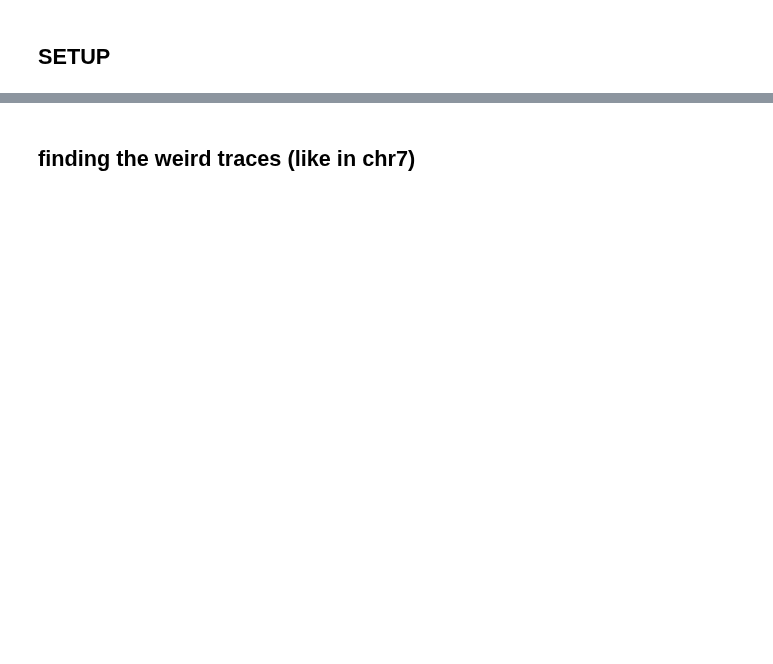
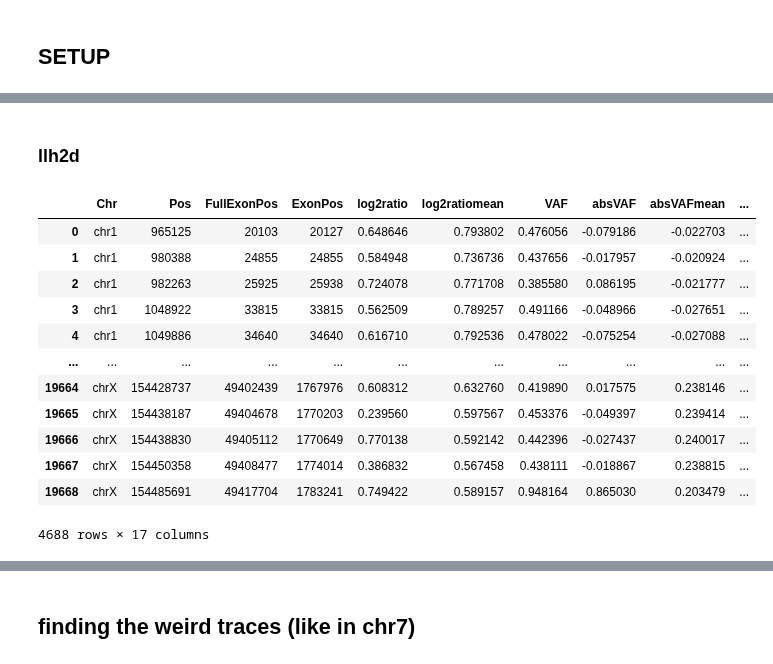
Before and after one commit to Mar111tiN/myCNV, a Jupyter notebook: nb/clusterCNV.ipynb, the cells around one changed output, grey strips where cells are left out. Cells and saved outputs as stored; diff of their text form; code cells hidden in the pictures; blank space fills up the shorter version.

```diff
--- a/nb/clusterCNV.ipynb
+++ b/nb/clusterCNV.ipynb
@@ -50,0 +106,18 @@ cnvPON_path
+# %% [markdown]
+### llh2d
+# %%
+center_params
+# %% [output]
+|  | Chr | Pos | FullExonPos | ExonPos | log2ratio | log2ratiomean | VAF | absVAF | absVAFmean | ... |
+| 0 | chr1 | 965125 | 20103 | 20127 | 0.648646 | 0.793802 | 0.476056 | -0.079186 | -0.022703 | ... |
+| 1 | chr1 | 980388 | 24855 | 24855 | 0.584948 | 0.736736 | 0.437656 | -0.017957 | -0.020924 | ... |
+| 2 | chr1 | 982263 | 25925 | 25938 | 0.724078 | 0.771708 | 0.385580 | 0.086195 | -0.021777 | ... |
+| 3 | chr1 | 1048922 | 33815 | 33815 | 0.562509 | 0.789257 | 0.491166 | -0.048966 | -0.027651 | ... |
+| 4 | chr1 | 1049886 | 34640 | 34640 | 0.616710 | 0.792536 | 0.478022 | -0.075254 | -0.027088 | ... |
+| ... | ... | ... | ... | ... | ... | ... | ... | ... | ... | ... |
+| 19664 | chrX | 154428737 | 49402439 | 1767976 | 0.608312 | 0.632760 | 0.419890 | 0.017575 | 0.238146 | ... |
+| 19665 | chrX | 154438187 | 49404678 | 1770203 | 0.239560 | 0.597567 | 0.453376 | -0.049397 | 0.239414 | ... |
+| 19666 | chrX | 154438830 | 49405112 | 1770649 | 0.770138 | 0.592142 | 0.442396 | -0.027437 | 0.240017 | ... |
+| 19667 | chrX | 154450358 | 49408477 | 1774014 | 0.386832 | 0.567458 | 0.438111 | -0.018867 | 0.238815 | ... |
+| 19668 | chrX | 154485691 | 49417704 | 1783241 | 0.749422 | 0.589157 | 0.948164 | 0.865030 | 0.203479 | ... |
+4688 rows × 17 columns
```
Also changed, not shown: parts of 14 cells of this notebook, 8 other files.
